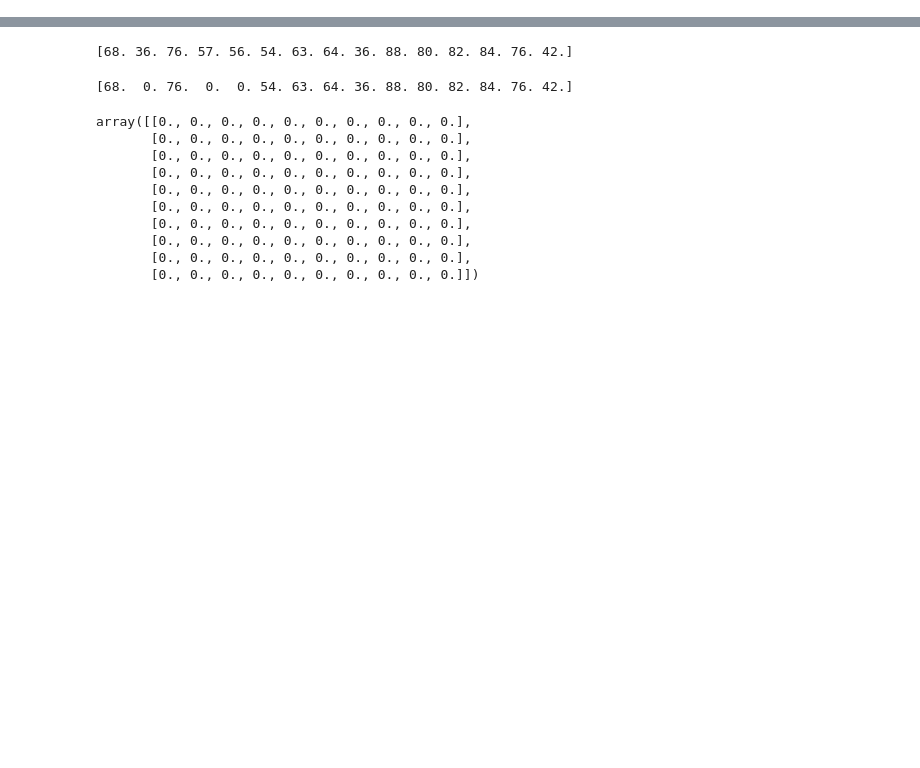
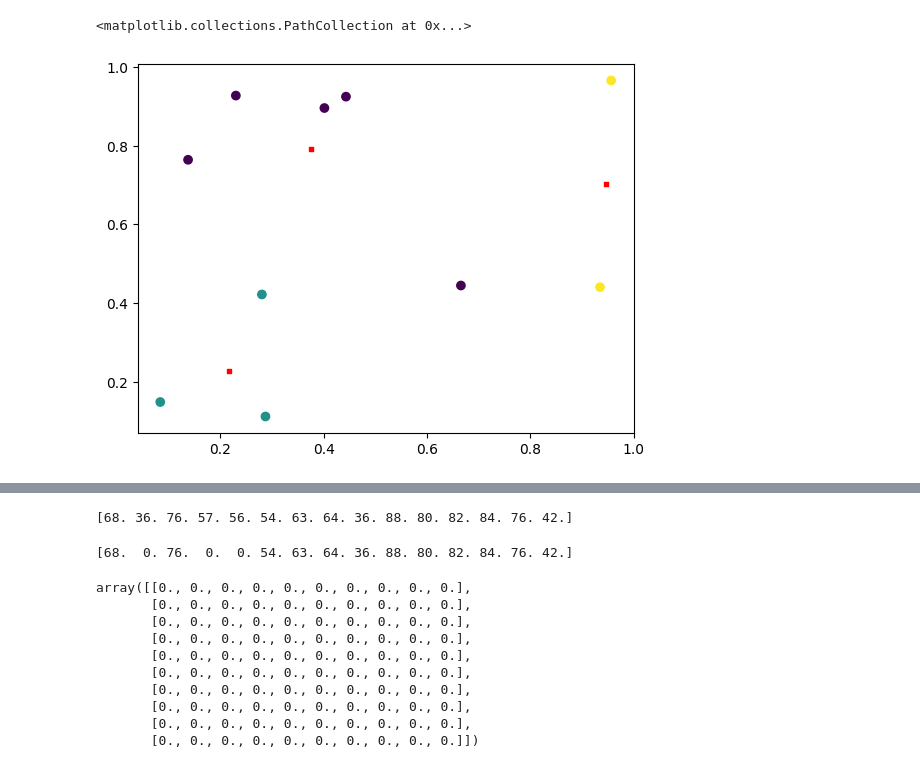
Before and after one commit to aashwinmishra/Attention2Align, a Jupyter notebook: notebooks/02_NP.ipynb, the cells around one changed output, grey strips where cells are left out. Saved outputs shown, nothing was run; the diff lists cells and outputs as text; code cells hidden in the pictures; blank space fills up the shorter version.

```diff
--- a/notebooks/02_NP.ipynb
+++ b/notebooks/02_NP.ipynb
@@ -22,3 +58,9 @@ squared_differences.shape
+# %%
+plt.scatter(points[:,0], points[:,1], c=closest_center)
+plt.scatter(new_centers[:,0], new_centers[:,1], c="r", marker="s", s=8)
+# %% [output]
+<matplotlib.collections.PathCollection at 0x...>
+[figure, added]
 # %%
 print(squared_differences)
 # %% [output]
```
Also changed, not shown: parts of 12 cells of this notebook.
